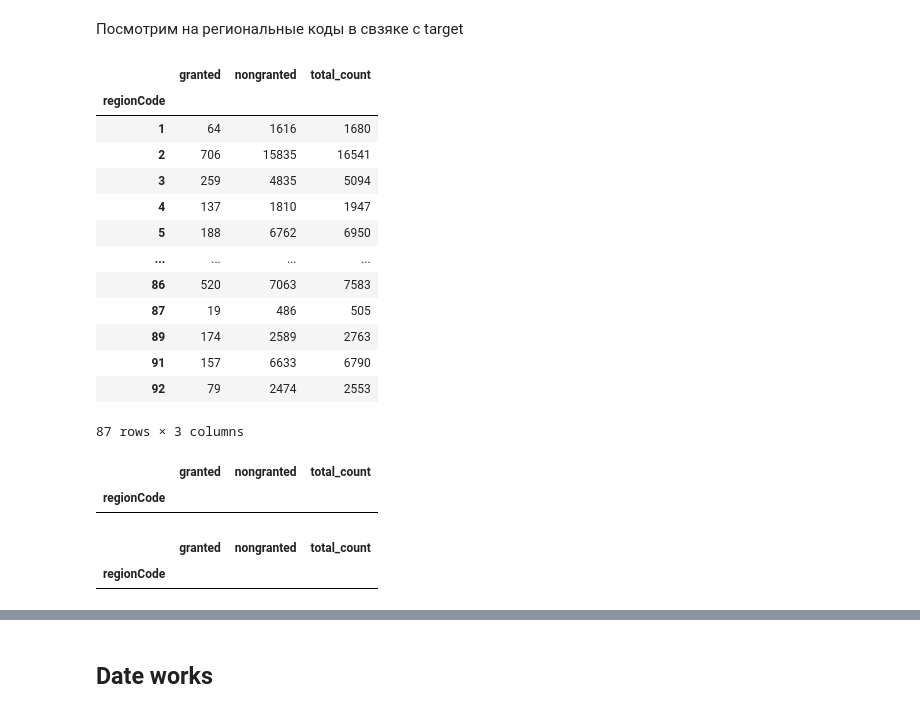
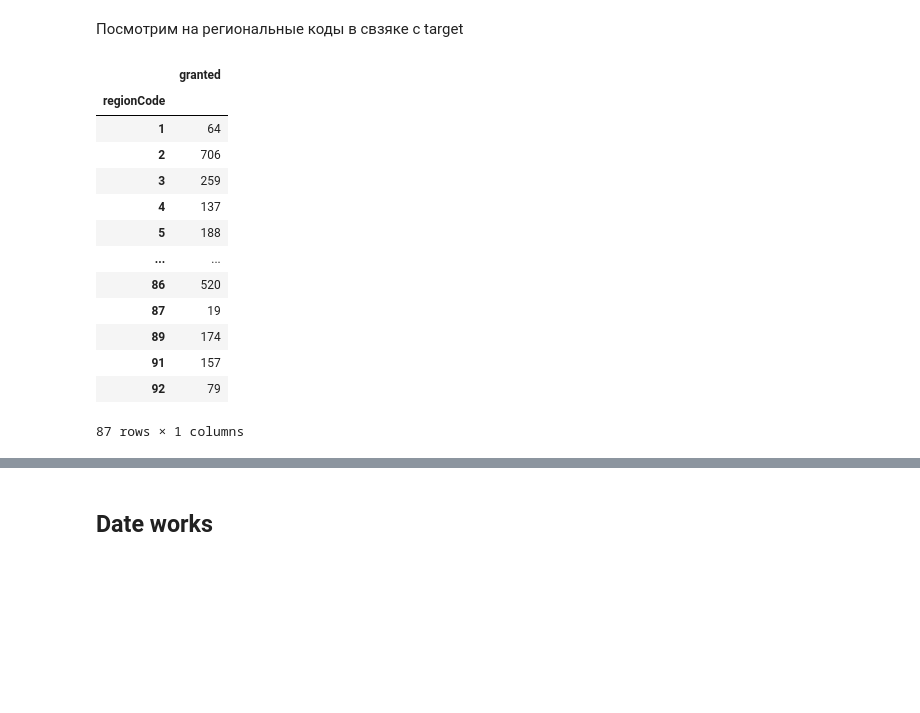
Before and after one commit to Elen-Skri/Projects-DSC, a Jupyter notebook: Teplitsa_hackaton/Case_1_nko_FE.ipynb, the cells around one changed output, grey strips where cells are left out. Cells and saved outputs as stored; diff of their text form; code cells hidden in the pictures; blank space fills up the shorter version.

```diff
--- a/Teplitsa_hackaton/Case_1_nko_FE.ipynb
+++ b/Teplitsa_hackaton/Case_1_nko_FE.ipynb
@@ -183,35 +193,25 @@ Name: regionCode, Length: 92, dtype: int64
 Посмотрим на региональные коды в свзяке с target
 # %%
 df_reg_code = pd.DataFrame()
-df_reg_code['granted']= data[data.target == 1].groupby('regionCode')['ogrn'].count() # получившие доход
-df_reg_code['nongranted'] = data[data.target == 0].groupby('regionCode')['ogrn'].count() # неполучившие доход
-df_reg_code['total_count'] = data.groupby('regionCode')['ogrn'].count() # всего зарегистрированных огрн в регион_коде
+df_reg_code['granted']= data[data.target == 1].groupby('regionCode').ogrn.count() # получившие доход
+#df_reg_code['nongranted'] = data[data.target == 0].groupby('regionCode').count() # неполучившие доход
+#df_reg_code['total_count'] = data.groupby('regionCode')['ogrn'].count() # всего зарегистрированных огрн в регион_коде
 df_reg_code
 # %% [output]
-|  | granted | nongranted | total_count |
-| regionCode |  |  |  |
-| 1 | 64 | 1616 | 1680 |
-| 2 | 706 | 15835 | 16541 |
-| 3 | 259 | 4835 | 5094 |
-| 4 | 137 | 1810 | 1947 |
-| 5 | 188 | 6762 | 6950 |
-| ... | ... | ... | ... |
-| 86 | 520 | 7063 | 7583 |
-| 87 | 19 | 486 | 505 |
-| 89 | 174 | 2589 | 2763 |
-| 91 | 157 | 6633 | 6790 |
-| 92 | 79 | 2474 | 2553 |
+|  | granted |
+| regionCode |  |
+| 1 | 64 |
+| 2 | 706 |
+| 3 | 259 |
+| 4 | 137 |
+| 5 | 188 |
+| ... | ... |
+| 86 | 520 |
+| 87 | 19 |
+| 89 | 174 |
+| 91 | 157 |
+| 92 | 79 |
-87 rows × 3 columns
+87 rows × 1 columns
-# %%
-df_reg_code[df_reg_code.granted == df_reg_code.total_count]
-# %% [output]
-|  | granted | nongranted | total_count |
-| regionCode |  |  |  |
-# %%
-df_reg_code[df_reg_code.nongranted == df_reg_code.total_count]
-# %% [output]
-|  | granted | nongranted | total_count |
-| regionCode |  |  |  |
 # %%
 data[data.regionCode==99][data.target == 0].ogrn.count()
 # %% [output]
```
Also changed, not shown: parts of 77 cells of this notebook.
